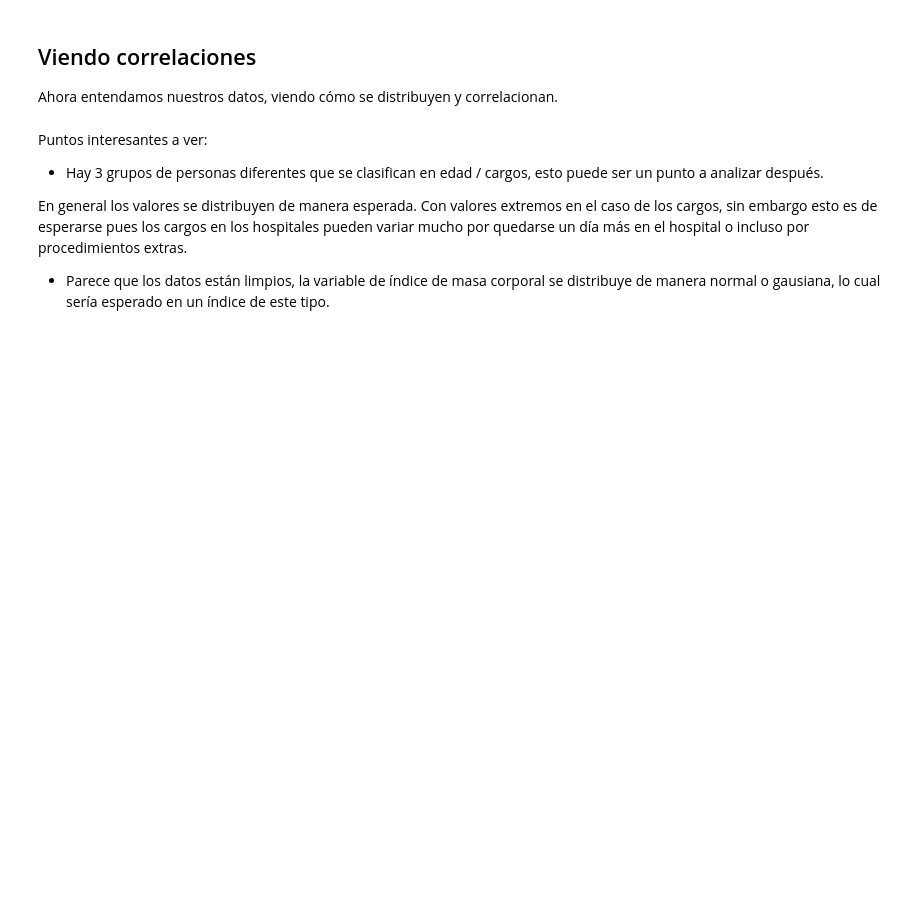
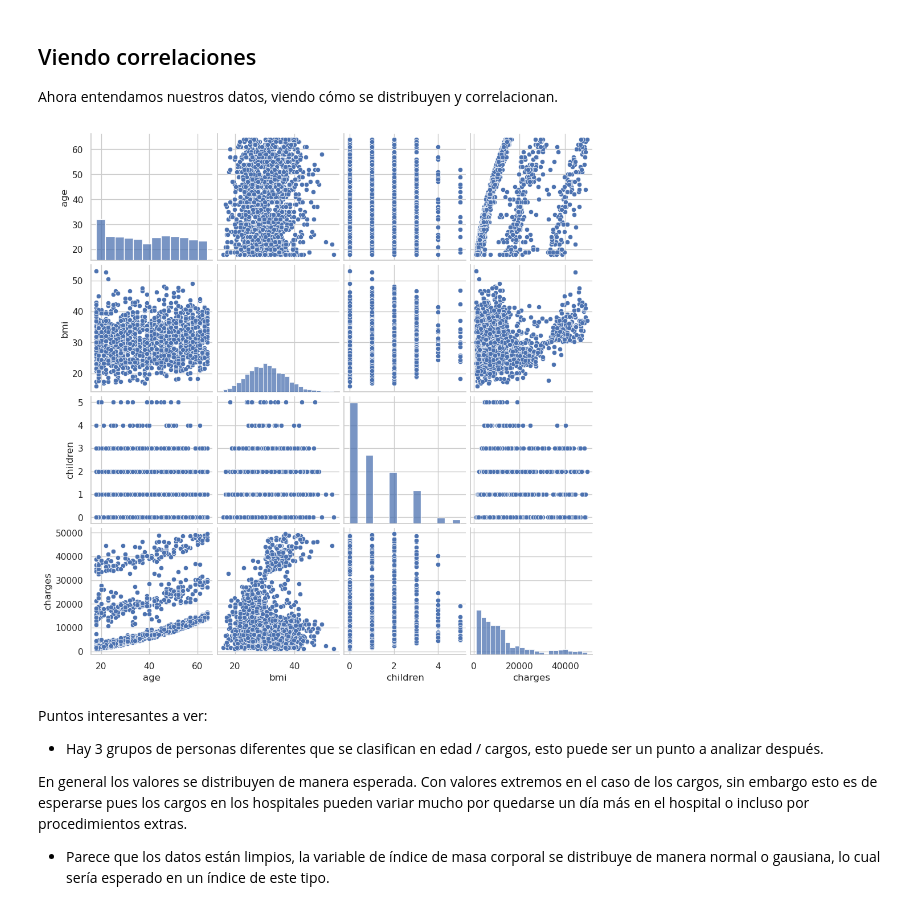
Before and after one commit to laduenasb/predicting-patient-medical-expenses, a Jupyter notebook: proyecto.ipynb, the cells around one changed output. Drawn from its saved outputs; the diff is of its cells as text; code cells hidden in the pictures; blank space fills up the shorter version.

```diff
--- a/proyecto.ipynb
+++ b/proyecto.ipynb
@@ -51,6 +51,12 @@ Sin embargo es importante aclarar que **NO SE DEBEN ELIMINAR** datos atípicos s
 # %% [markdown]
 ## Viendo correlaciones
 Ahora entendamos nuestros datos, viendo cómo se distribuyen y correlacionan.
+# %%
+import matplotlib.pyplot as plt
+sns.pairplot(df, height=2.5)
+plt.show()
+# %% [output]
+[figure, added]
 # %% [markdown]
 Puntos interesantes a ver:
 
```
Also changed, not shown: parts of 2 cells of this notebook.
